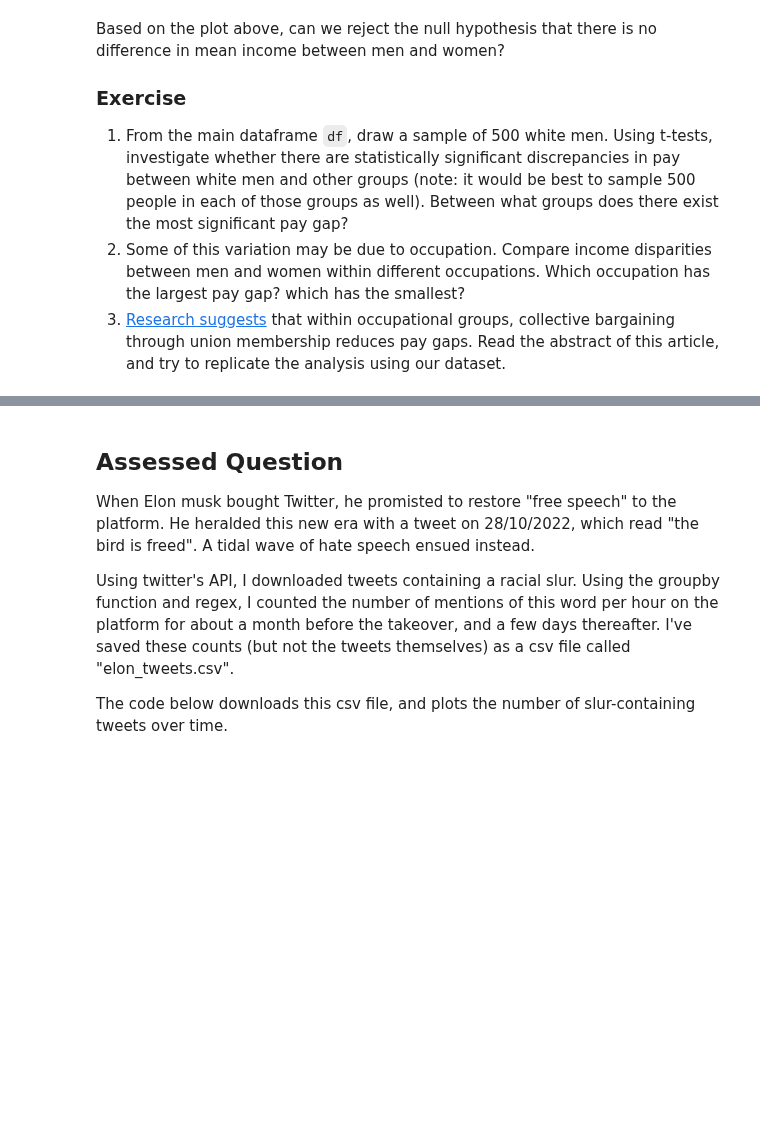
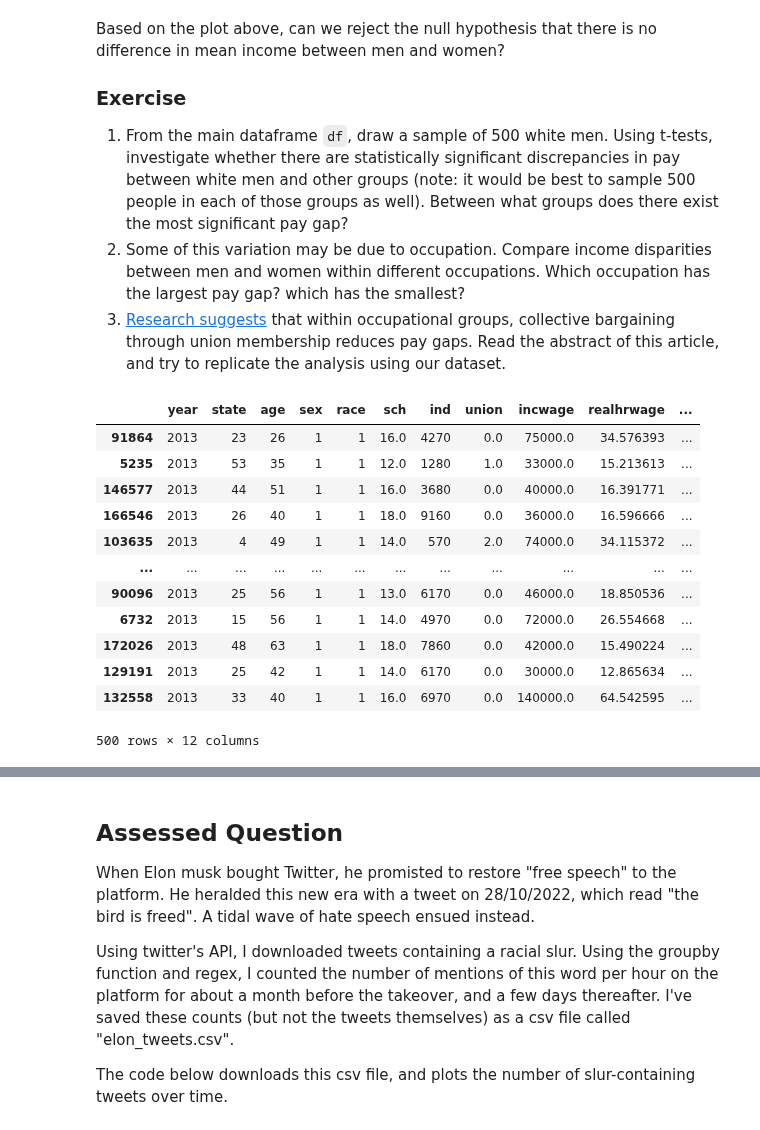
Before and after one commit to Zccarou/QM2, a Jupyter notebook: notebooks/W06. Hypothesis Testing.ipynb, the cells around one changed output, grey strips where cells are left out. Saved outputs shown, nothing was run; the diff lists cells and outputs as text; code cells hidden in the pictures; blank space fills up the shorter version.

```diff
--- a/notebooks/W06. Hypothesis Testing.ipynb
+++ b/notebooks/W06. Hypothesis Testing.ipynb
@@ -282,3 +282,21 @@ Based on the plot above, can we reject the null hypothesis that there is no diff
 1. From the main dataframe `df`, draw a sample of 500 white men. Using t-tests, investigate whether there are statistically significant discrepancies in pay between white men and other groups (note: it would be best to sample 500 people in each of those groups as well). Between what groups does there exist the most significant pay gap?
 2. Some of this variation may be due to occupation. Compare income disparities between men and women within different occupations. Which occupation has the largest pay gap? which has the smallest?
 3. [Research suggests](https://journals.sagepub.com/doi/abs/10.1177/0730888401028004005) that within occupational groups, collective bargaining through union membership reduces pay gaps. Read the abstract of this article, and try to replicate the analysis using our dataset.
+# %%
+white_men=df[(df['sex']==1) & (df['race']==1)]
+white_men=white_men.sample(500)
+white_men
+# %% [output]
+|  | year | state | age | sex | race | sch | ind | union | incwage | realhrwage | ... |
+| 91864 | 2013 | 23 | 26 | 1 | 1 | 16.0 | 4270 | 0.0 | 75000.0 | 34.576393 | ... |
+| 5235 | 2013 | 53 | 35 | 1 | 1 | 12.0 | 1280 | 1.0 | 33000.0 | 15.213613 | ... |
+| 146577 | 2013 | 44 | 51 | 1 | 1 | 16.0 | 3680 | 0.0 | 40000.0 | 16.391771 | ... |
+| 166546 | 2013 | 26 | 40 | 1 | 1 | 18.0 | 9160 | 0.0 | 36000.0 | 16.596666 | ... |
+| 103635 | 2013 | 4 | 49 | 1 | 1 | 14.0 | 570 | 2.0 | 74000.0 | 34.115372 | ... |
+| ... | ... | ... | ... | ... | ... | ... | ... | ... | ... | ... | ... |
+| 90096 | 2013 | 25 | 56 | 1 | 1 | 13.0 | 6170 | 0.0 | 46000.0 | 18.850536 | ... |
+| 6732 | 2013 | 15 | 56 | 1 | 1 | 14.0 | 4970 | 0.0 | 72000.0 | 26.554668 | ... |
+| 172026 | 2013 | 48 | 63 | 1 | 1 | 18.0 | 7860 | 0.0 | 42000.0 | 15.490224 | ... |
+| 129191 | 2013 | 25 | 42 | 1 | 1 | 14.0 | 6170 | 0.0 | 30000.0 | 12.865634 | ... |
+| 132558 | 2013 | 33 | 40 | 1 | 1 | 16.0 | 6970 | 0.0 | 140000.0 | 64.542595 | ... |
+500 rows × 12 columns
```
Also changed, not shown: parts of 13 cells of this notebook.
